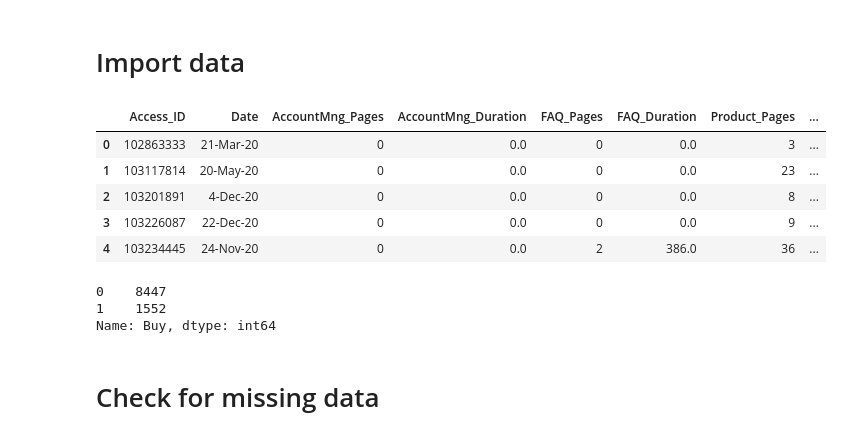
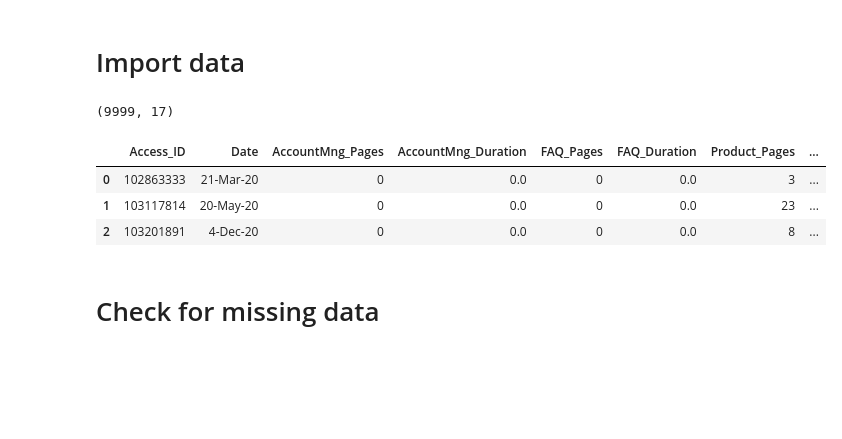
Before and after one commit to JohnnyCodess/Project-Machine-Learning, a Jupyter notebook: 202122 Fall AA Group60 Notebook.ipynb, the cells around one changed output. Drawn from its saved outputs; the diff is of its cells as text; code cells hidden in the pictures; blank space fills up the shorter version.

```diff
--- a/202122 Fall AA Group60 Notebook.ipynb
+++ b/202122 Fall AA Group60 Notebook.ipynb
@@ -33,19 +48,11 @@ warnings.filterwarnings('ignore')
 # Import data
 # %%
 techscape = pd.read_csv('train.csv')
-techscape.head()
+print(techscape.shape)
+techscape.head(3)
 # %% [output]
+(9999, 17)
 |  | Access_ID | Date | AccountMng_Pages | AccountMng_Duration | FAQ_Pages | FAQ_Duration | Product_Pages | ... |
 | 0 | 102863333 | 21-Mar-20 | 0 | 0.0 | 0 | 0.0 | 3 | ... |
 | 1 | 103117814 | 20-May-20 | 0 | 0.0 | 0 | 0.0 | 23 | ... |
 | 2 | 103201891 | 4-Dec-20 | 0 | 0.0 | 0 | 0.0 | 8 | ... |
-| 3 | 103226087 | 22-Dec-20 | 0 | 0.0 | 0 | 0.0 | 9 | ... |
-| 4 | 103234445 | 24-Nov-20 | 0 | 0.0 | 2 | 386.0 | 36 | ... |
-# %%
-techscape['Buy'].value_counts()
-##techscape.drop(['Buy','Access_ID'], axis=1, inplace=True)
-#techscape.drop('Buy', axis=1, inplace=True)
-# %% [output]
-0    8447
-1    1552
-Name: Buy, dtype: int64
```
Also changed, not shown: parts of 68 cells of this notebook.
